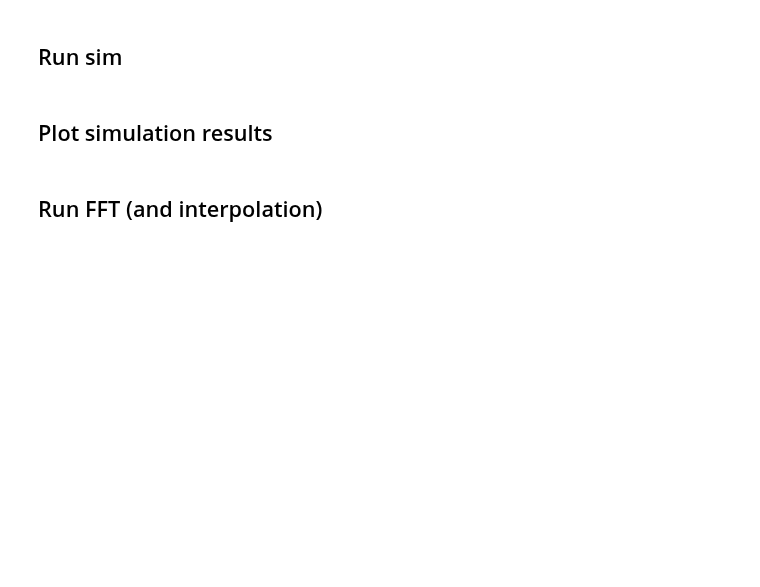
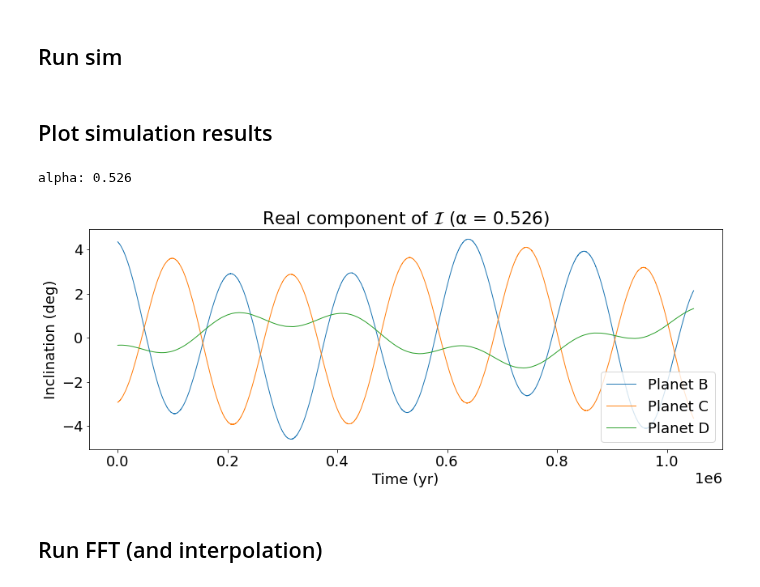
Before and after one commit to Jupiter1994/inc-dynamics, a Jupyter notebook: three_planet/three_planet.ipynb, the cells around one changed output. Saved outputs shown, nothing was run; the diff lists cells and outputs as text; code cells hidden in the pictures; blank space fills up the shorter version.

```diff
--- a/three_planet/three_planet.ipynb
+++ b/three_planet/three_planet.ipynb
@@ -7,7 +7,7 @@ import matplotlib.pyplot as plt
 ## set default plot size
 plt.rcParams["figure.figsize"] = (10, 7)
 ## set global font size
-plt.rcParams.update({'font.size':16})
+plt.rcParams.update({'font.size':18})
 
 import time
 import lzma, pickle
@@ -39,2 +39,5 @@ The values of $e, f,$ and $\omega,$ are initialized with their default values of
+# %%
+# set semimajor axis ratio of adjacent planets
+alpha = 1 / 1.9
 # %% [markdown]
 # Rebound simulation
@@ -64,12 +65,10 @@ We vary the value of $\alpha \equiv a_j / a_{j+1}$; i.e., the semimajor axis rat
 # %%
+## initialize simulation
 sim = rebound.Simulation()
 sim.units = ('yr', 'AU', 'Msun')
 
 M_e = 3.00273e-6 # Earth mass in Msun
 star_mass = 1.0
-
-# set semimajor axis ratio of adjacent planets
-alpha = 1 / 1.3
 
 # Each planet has 4 provided params: mass (m) in Earth masses, semimajor axis (a),
 # inclination (inc), and Omega. The three omitted orbital params (e, f, omega)
@@ -427,14 +399,24 @@ file_path = f'cmplx_incs_alpha=%.3f_t=%.1E_yrs.pkl' % (alpha, tmax)
 with lzma.open(file_path, 'wb') as f:
     pickle.dump((times, b_complex_incs_deg, c_complex_incs_deg, d_complex_incs_deg), f)
 # %%
-load_data = False
+load_data = True
+save_figures = False # True if we want to save Re(inc), FTs, and data vs. fit plots
 
 if load_data:
+    tstep = 1
+    tmax = 2**20
+    num_steps = int(tmax / tstep)
+    N = num_steps
+
+    print(f'alpha: %.3f' % alpha)
+
     file_path = f'cmplx_incs_alpha=%.3f_t=%.1E_yrs.pkl' % (alpha, tmax)
 
     ## open old data files
     with lzma.open(file_path, 'rb') as f:
         times, b_complex_incs_deg, c_complex_incs_deg, d_complex_incs_deg = pickle.load(f)
+# %% [output]
+alpha: 0.526
 # %%
 ## Plot physical inclinations
 # b_incs_deg = np.abs(b_complex_incs_deg)
@@ -455,20 +437,25 @@ if load_data:
 # plt.show()
 # %%
 fig = plt.figure(figsize=(14,5))
-
-xlim = tmax
+fig.patch.set_facecolor('white')
 
 plt.plot(times, b_complex_incs_deg.real, lw=1, label='Planet B')
 plt.plot(times, c_complex_incs_deg.real, lw=1, label='Planet C')
 plt.plot(times, d_complex_incs_deg.real, lw=1, label='Planet D')
 
 plt.xlabel('Time (yr)')
-plt.xlim(0, xlim)
+# plt.xlim(0, tmax)
 plt.ylabel('Inclination (deg)')
-plt.title(f'Real component of inclination (t < {xlim} years)')
+plt.title('Real component of $\mathcal{I}$ ' + f'(α = %.3f)' % alpha)
+
+if save_figures:
+    fig_path = f"Figures/3p_inc_series_alpha=%.3f.png" % alpha
+    plt.savefig(fig_path, bbox_inches='tight')
 
 plt.legend(loc='lower right')
 plt.show()
+# %% [output]
+[figure, added]
 # %%
 # temp_range = slice(0, 500)
 
```
Also changed, not shown: parts of 19 cells of this notebook, 7 other files.
